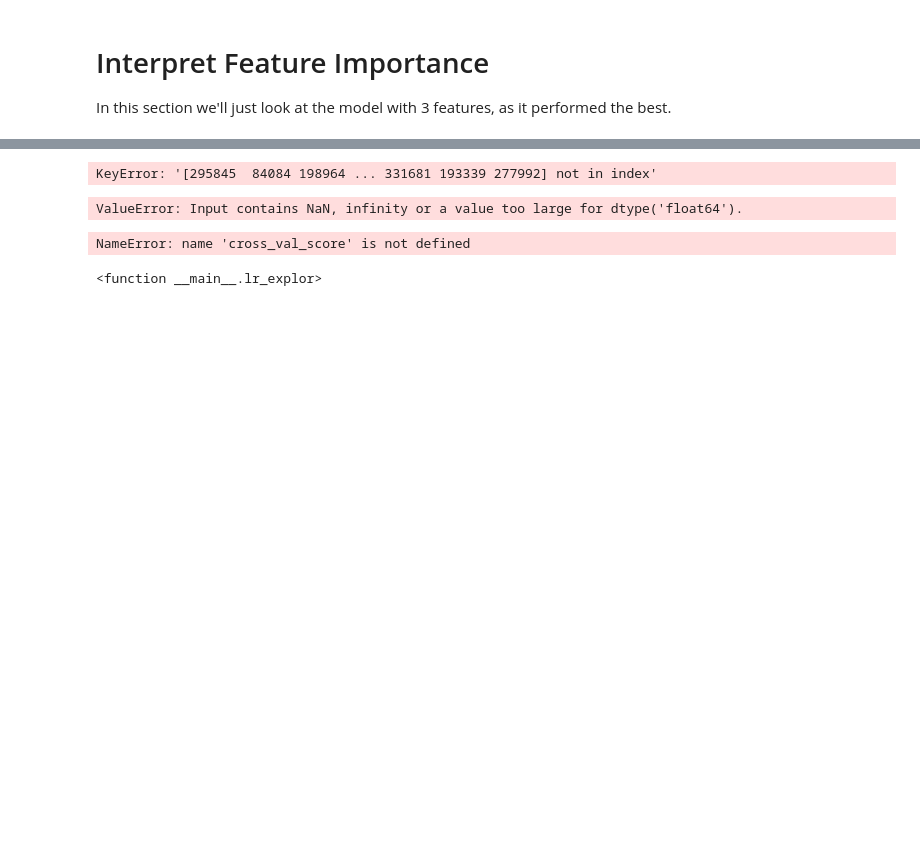
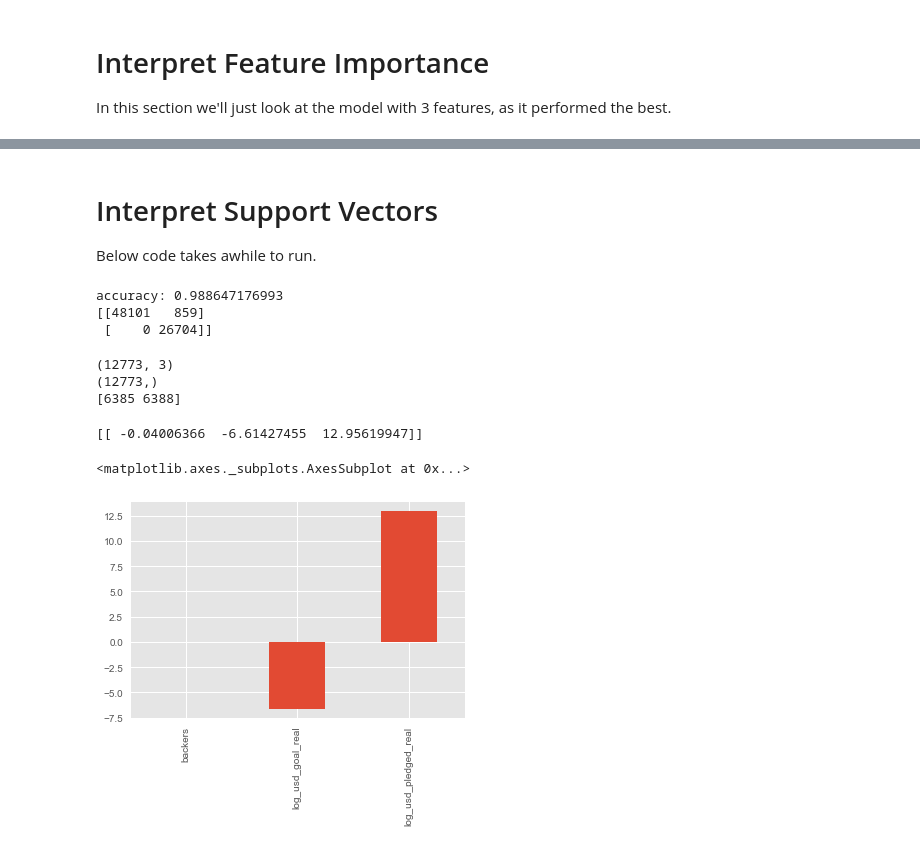
Before and after one commit to tdeason416/smu_data_mining1, a Jupyter notebook: mini_project_analysis.ipynb, the cells around one changed output, grey strips where cells are left out. Cells and saved outputs as stored; diff of their text form; code cells hidden in the pictures; blank space fills up the shorter version.

```diff
--- a/mini_project_analysis.ipynb
+++ b/mini_project_analysis.ipynb
@@ -373,29 +333,40 @@ KeyError: '[155065 326449 289422 ... 341401 213692 192962] not in index'
-# %%
-for iter_num, (train_indices, test_indices) in enumerate(cv_object.split(X,y)):
-    lr_clf.fit(X[train_indices],y[train_indices])  # train object
-    y_hat = lr_clf.predict(X[test_indices]) # get test set precitions
-
-    # print the accuracy and confusion matrix
-    print("====Iteration",iter_num," ====")
-    print("accuracy", mt.accuracy_score(y[test_indices],y_hat))
-    print("confusion matrix\n",mt.confusion_matrix(y[test_indices],y_hat))
-# %% [output]
-KeyError: '[295845  84084 198964 ... 331681 193339 277992] not in index'
-# %%
-from sklearn.model_selection import cross_val_score
-accuracies = cross_val_score(lr_clf, X, y=y, cv=cv_object) # this also can help with parallelism
-print(accuracies)
-# %% [output]
-ValueError: Input contains NaN, infinity or a value too large for dtype('float64').
-# %%
-from ipywidgets import widgets as wd
-
-def lr_explor(cost):
-    lr_clf = LogisticRegression(penalty='l2', C=cost, class_weight=None) # get object
-    accuracies = cross_val_score(lr_clf,X,y=y,cv=cv_object) # this also can help with parallelism
-    print(accuracies)
-
-wd.interact(lr_explor,cost=(0.001,5.0,0.05),__manual=True)
-# %% [output]
-NameError: name 'cross_val_score' is not defined
-<function __main__.lr_explor>
+# %% [markdown]
+# Interpret Support Vectors
+
+Below code takes awhile to run.
+# %%
+from sklearn.model_selection import ShuffleSplit
+from sklearn.svm import SVC
+
+X_train_scaled = scl_obj.transform(Xtr) # apply to training
+X_test_scaled = scl_obj.transform(Xte)
+
+svm_clf = SVC(C=0.5, kernel='linear', degree=3, gamma='auto') # get object
+svm_clf.fit(X_train_scaled, ytr)  # train object
+
+y_hat = svm_clf.predict(X_test_scaled) # get test set precitions
+
+acc = mt.accuracy_score(yte,y_hat)
+conf = mt.confusion_matrix(yte,y_hat)
+print('accuracy:', acc )
+print(conf)
+# %% [output]
+accuracy: 0.988647176993
+[[48101   859]
+ [    0 26704]]
+# %%
+print(svm_clf.support_vectors_.shape)
+print(svm_clf.support_.shape)
+print(svm_clf.n_support_ )
+# %% [output]
+(12773, 3)
+(12773,)
+[6385 6388]
+# %%
+print(svm_clf.coef_)
+weights = pd.Series(svm_clf.coef_[0],index=df[['backers','log_usd_goal_real','log_usd_pledged_real']].columns)
+weights.plot(kind='bar')
+# %% [output]
+[[ -0.04006366  -6.61427455  12.95619947]]
+<matplotlib.axes._subplots.AxesSubplot at 0x...>
+[figure, added]
```
Also changed, not shown: parts of 14 cells of this notebook.
